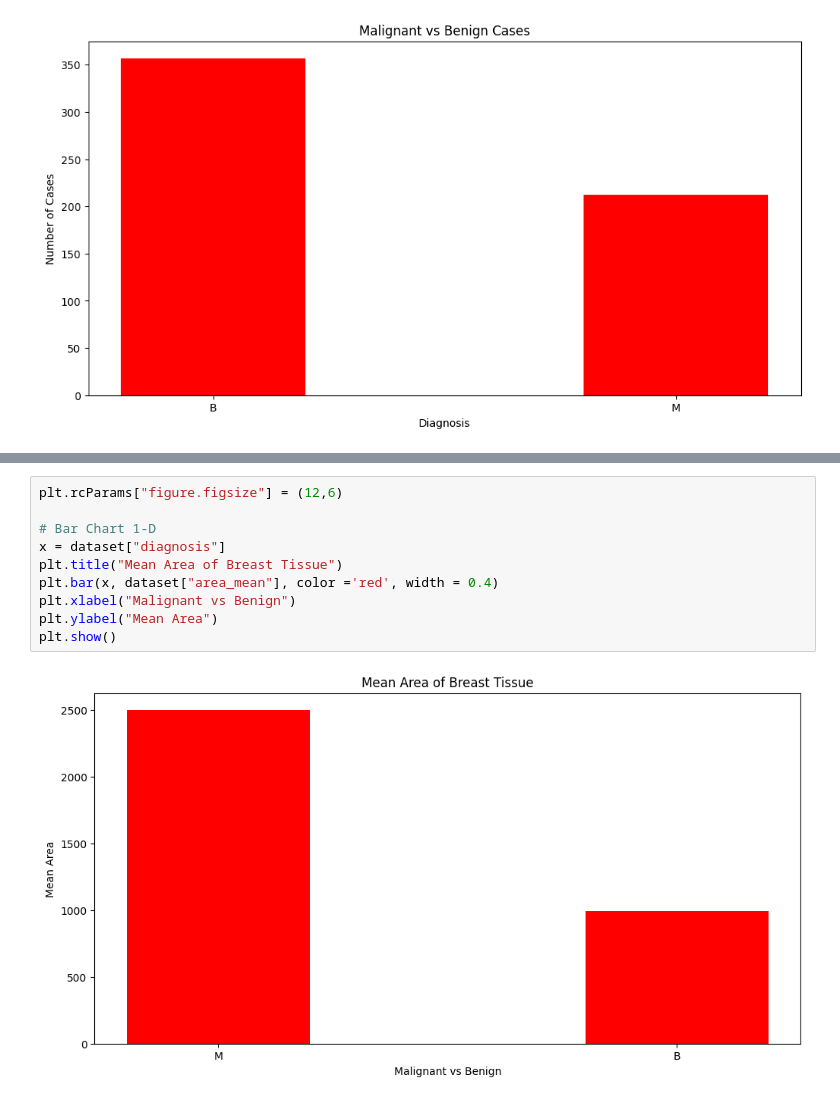
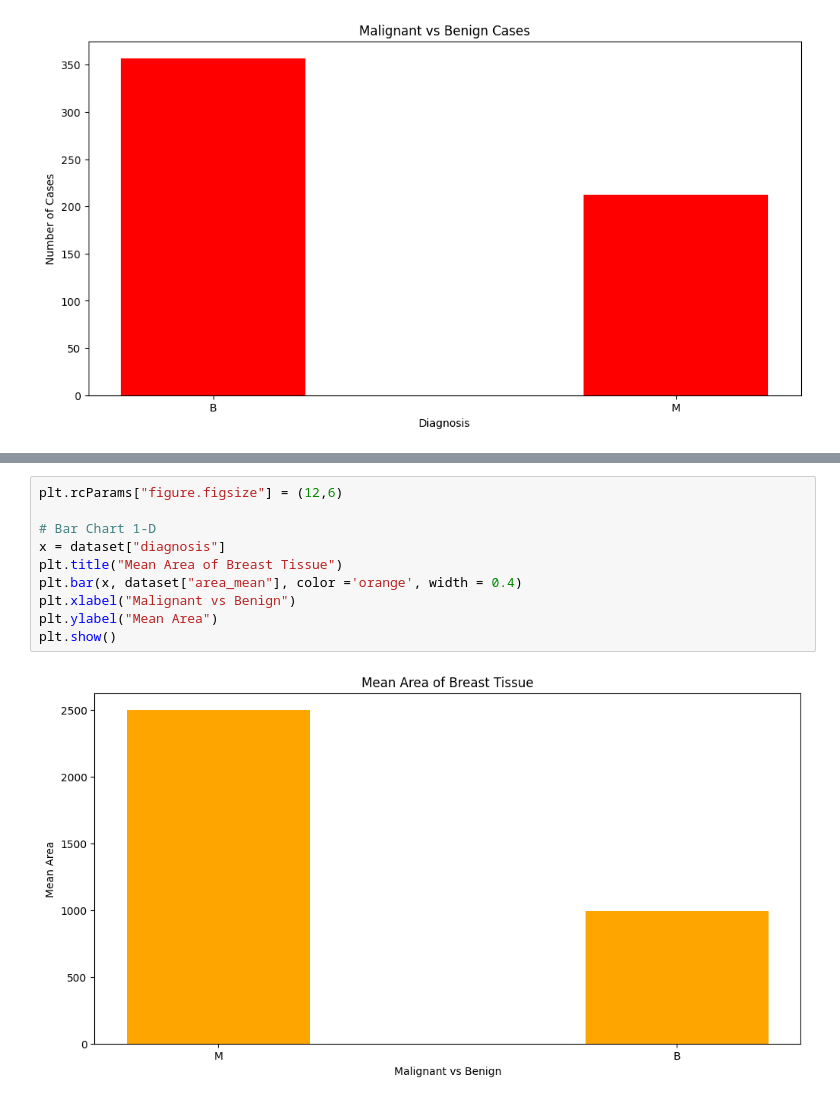
Before and after one commit to Aditisoni99/Breast-cancer-Prediction-, a Jupyter notebook: FinalProject.ipynb, the cells around one changed output, grey strips where cells are left out. Saved outputs shown, nothing was run; the diff lists cells and outputs as text.

```diff
--- a/FinalProject.ipynb
+++ b/FinalProject.ipynb
@@ -60,12 +125,12 @@ plt.show()
 # %%
 plt.rcParams["figure.figsize"] = (12,6)
 
 # Bar Chart 1-D
 x = dataset["diagnosis"]
 plt.title("Mean Area of Breast Tissue")
-plt.bar(x, dataset["area_mean"], color ='red', width = 0.4)
+plt.bar(x, dataset["area_mean"], color ='orange', width = 0.4)
 plt.xlabel("Malignant vs Benign")
 plt.ylabel("Mean Area")
 plt.show()
 # %% [output]
-[figure, old version]
+[figure, new version]
```
Also changed, not shown: parts of 19 cells of this notebook.
